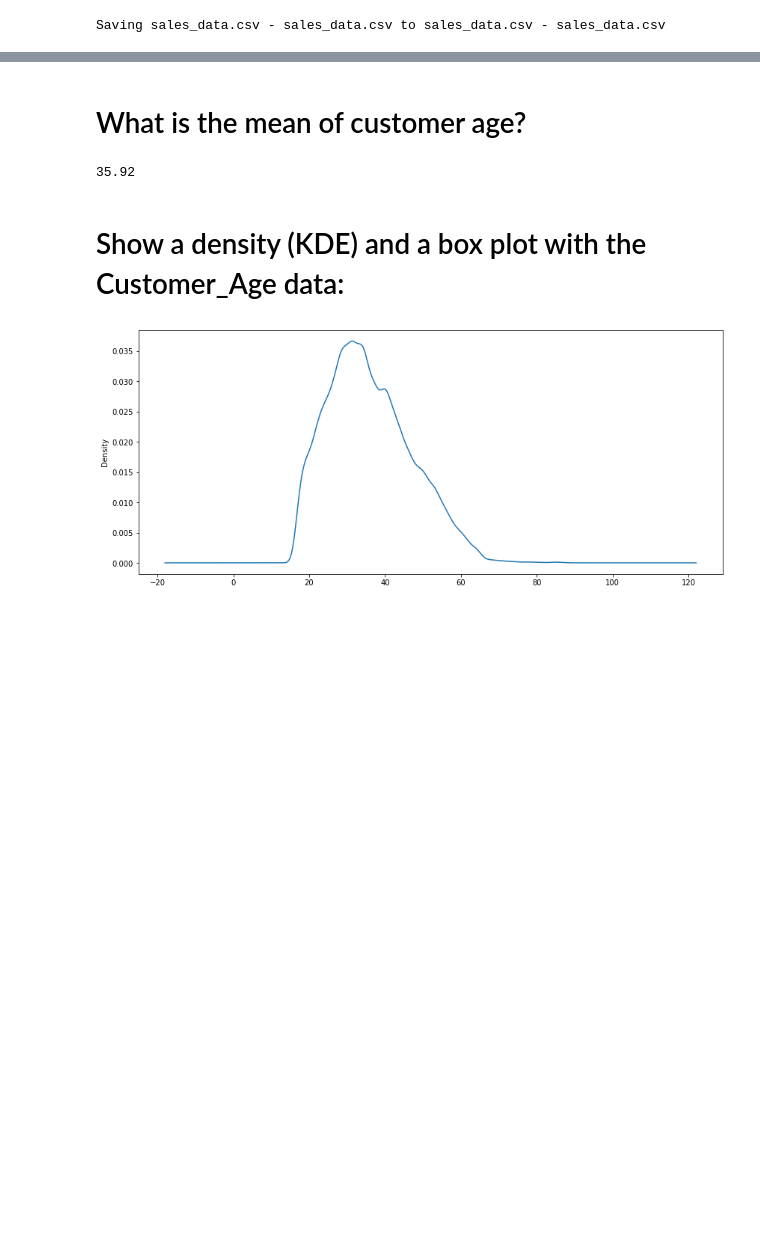
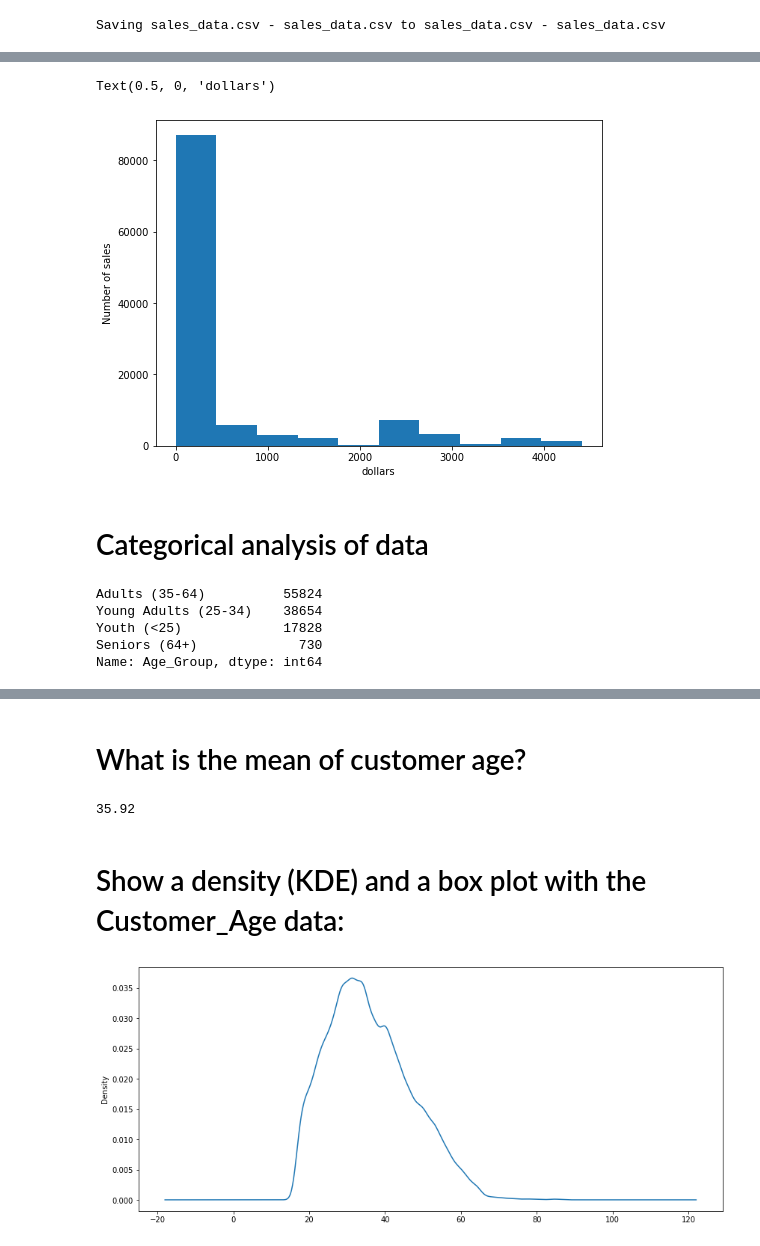
Before and after one commit to mamun216/Data-analysis-project-with-pandas, a Jupyter notebook: bike_sales_data_analysis.ipynb, the cells around one changed output, grey strips where cells are left out. Cells and saved outputs as stored; diff of their text form; code cells hidden in the pictures; blank space fills up the shorter version.

```diff
--- a/bike_sales_data_analysis.ipynb
+++ b/bike_sales_data_analysis.ipynb
@@ -24,0 +90,17 @@ sales.head()
+# %%
+ax= sales['Unit_Price'].plot(kind='hist', figsize=(8,6));
+ax.set_ylabel("Number of sales")
+ax.set_xlabel("dollars")
+# %% [output]
+Text(0.5, 0, 'dollars')
+[figure, added]
+# %% [markdown]
+# Categorical analysis of data
+# %%
+sales['Age_Group'].value_counts()
+# %% [output]
+Adults (35-64)          55824
+Young Adults (25-34)    38654
+Youth (<25)             17828
+Seniors (64+)             730
+Name: Age_Group, dtype: int64
```
Also changed, not shown: parts of 17 cells of this notebook.
